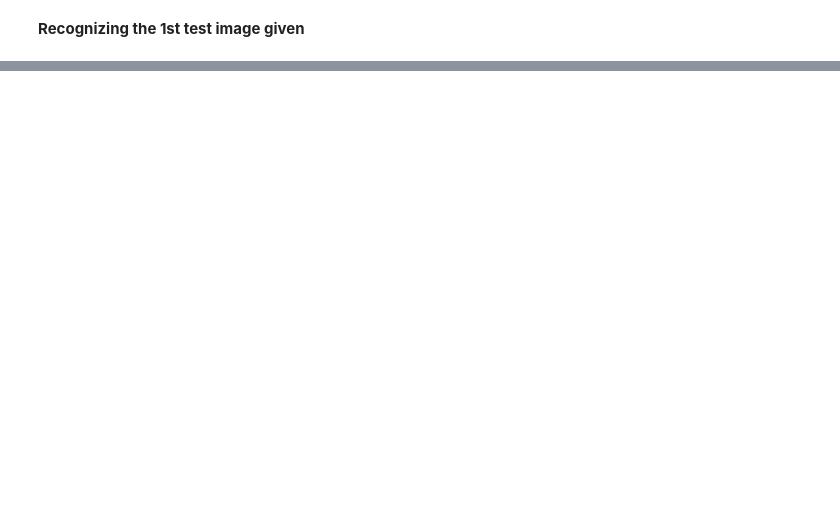
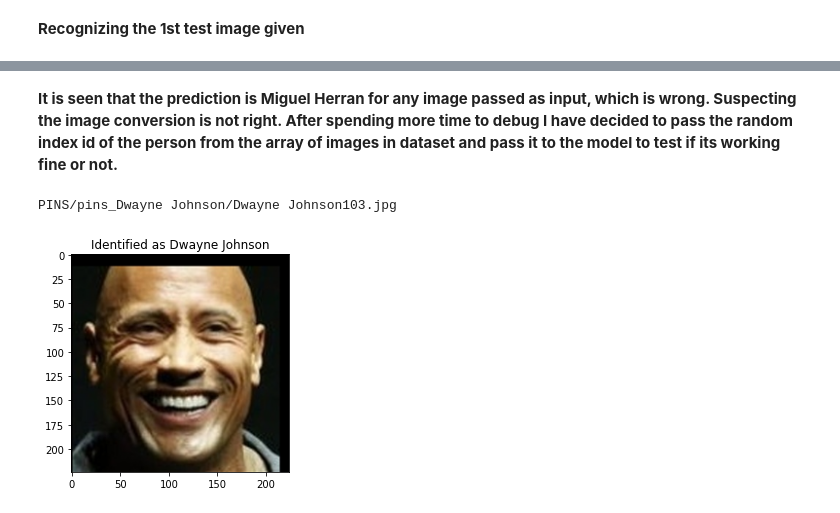
Before and after one commit to SelvamRaju/Advanced-Computer-Vision, a Jupyter notebook: Advanced_Computer_Vision_Part_2.ipynb, the cells around one changed output, grey strips where cells are left out. Drawn from its saved outputs; the diff is of its cells as text; code cells hidden in the pictures; blank space fills up the shorter version.

```diff
--- a/Advanced_Computer_Vision_Part_2.ipynb
+++ b/Advanced_Computer_Vision_Part_2.ipynb
@@ -431,0 +454,15 @@ plt.title(f'Identified as {example_identity}');
+# %% [markdown]
+**It is seen that the prediction is Miguel Herran for any image passed as input, which is wrong. Suspecting the image conversion is not right. After spending more time to debug I have decided to pass the random index id of the person from the array of images in dataset and pass it to the model to test if its working fine or not.**
+# %%
+first_image_id = 221 # id from array having Dwayne Johnson
+
+first_image = load_image(metadata[test_idx][first_image_id].image_path())
+print(metadata[test_idx][first_image_id].image_path())
+first_image_prediction = svc_model.predict(np.expand_dims(x_test[first_image_id], axis=0))
+first_image_identity = le.inverse_transform(first_image_prediction)[0]
+
+plt.imshow(firstImage) # Dispalying the test image given
+plt.title(f'Identified as {first_image_identity}');
+# %% [output]
+PINS/pins_Dwayne Johnson/Dwayne Johnson103.jpg
+[figure, added]
```
Also changed, not shown: parts of 9 cells of this notebook.
